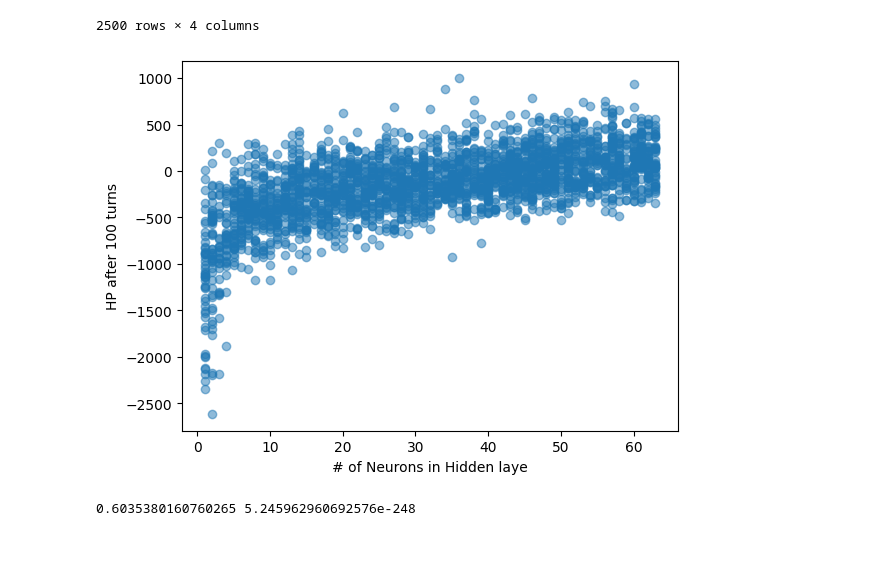
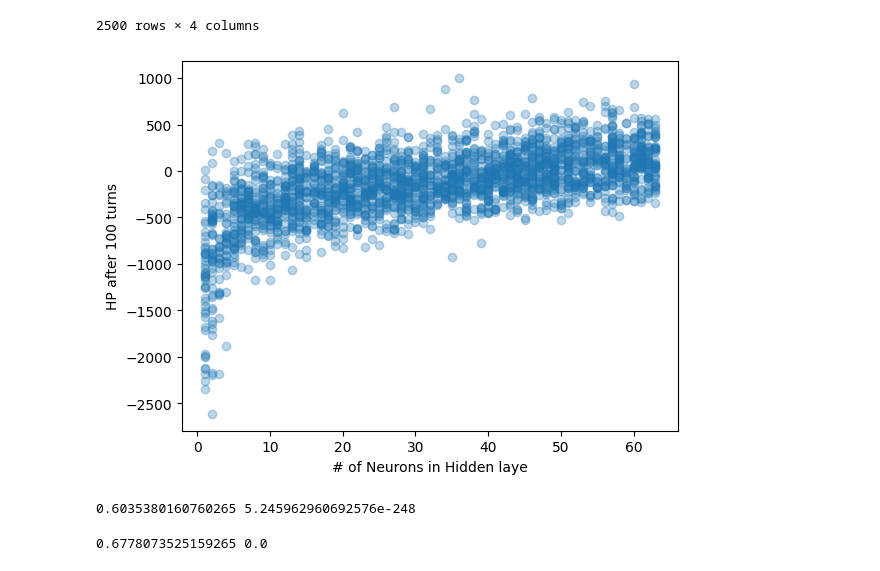
Before and after one commit to Petroleum-Blownapart/nn_game_of_life, a Jupyter notebook: oct24version.ipynb, the cells around one changed output. Saved outputs shown, nothing was run; the diff lists cells and outputs as text; code cells hidden in the pictures.

```diff
--- a/oct24version.ipynb
+++ b/oct24version.ipynb
@@ -250,5 +256,5 @@ first_board.show_img()
 # %%
-first_board.step()
+first_board.time(10)
 # %%
 first_board.show_img()
 # %% [output]
@@ -292,12 +298,12 @@ result_data
 | 2499 | 49 | 49 | 14 | -626 |
 2500 rows × 4 columns
 # %%
-plt.scatter(result_data['hidden_size'], result_data['hp'], alpha=0.5)
+plt.scatter(result_data['hidden_size'], result_data['hp'], alpha=0.3)
 plt.xlabel('# of Neurons in Hidden laye')
 plt.ylabel('HP after 100 turns')
 plt.show()
 # %% [output]
-[figure, old version]
+[figure, new version]
 # %%
 from scipy.stats import pearsonr
 # %%
@@ -305,3 +311,9 @@ my_r_value, the_p_value = pearsonr(result_data['hidden_size'], result_data['hp']
 print(my_r_value, the_p_value)
 # %% [output]
 0.6035380160760265 5.245962960692576e-248
+# %%
+log_hiddens = np.log(result_data['hidden_size'])
+log_r_value, log_r_p_value = pearsonr(log_hiddens, result_data['hp'])
+print(log_r_value, log_r_p_value)
+# %% [output]
+0.6778073525159265 0.0
```
Also changed, not shown: parts of 8 cells of this notebook, 2 other files.
